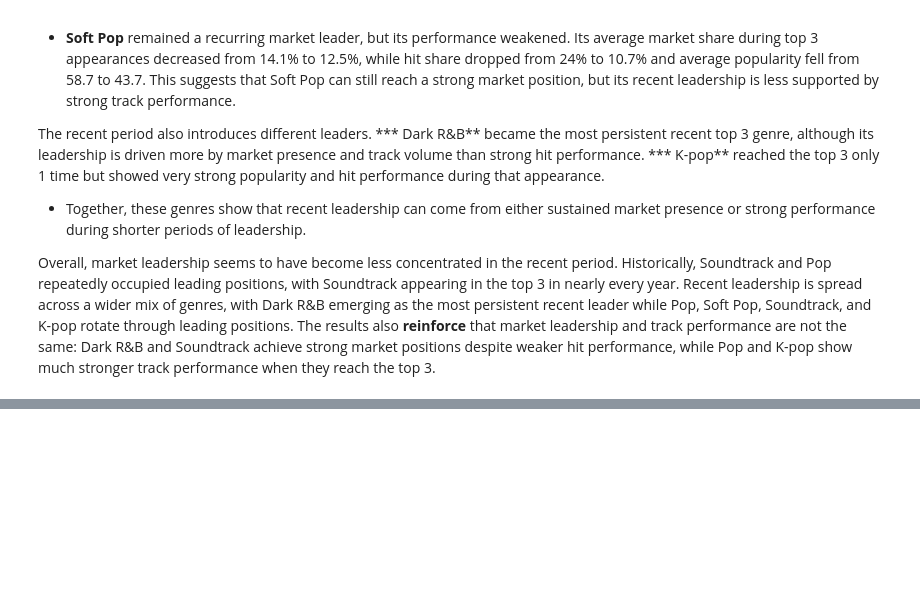
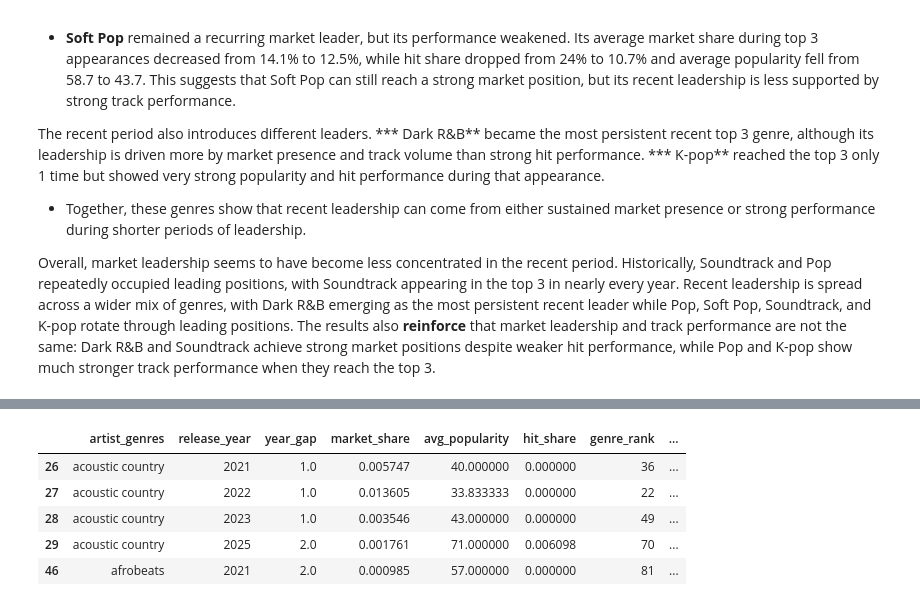
Before and after one commit to jjen1/spotify-music-trends-analysis, a Jupyter notebook: notebooks/02_genre_evolution.ipynb, the cells around one changed output, grey strips where cells are left out. Drawn from its saved outputs; the diff is of its cells as text; code cells hidden in the pictures; blank space fills up the shorter version.

```diff
--- a/notebooks/02_genre_evolution.ipynb
+++ b/notebooks/02_genre_evolution.ipynb
@@ -583,0 +687,9 @@ This section compares historical and recent genre performance to see how the mar
+# %%
+# a genre should appear in at least 3/5 of the years from 2021-2025 to be eligible
+genre_coverage_filtered = genre_coverage[genre_coverage['observed_years'] >= 3].copy()
+# %%
+# applies coverage filtering for eligible artist_genres across recent records, then summing their weighted tracks
+genre_volume = (genre_recent[genre_recent['artist_genres']
+                             .isin(genre_coverage_filtered['artist_genres'])]
+                             .groupby('artist_genres')['weighted_tracks'].sum().reset_index(name = 'total_weighted_tracks')
+                             )
@@ -583,0 +709,15 @@ This section compares historical and recent genre performance to see how the mar
+# %%
+# a genre should have at least 4 total weighted tracks across the entire 2021-2025 to be an eligible record
+genre_volume_filtered = genre_volume[genre_volume['total_weighted_tracks'] >= 4].copy()
+# %%
+# further applies volume criterias across all recent records
+genre_eligible = genre_recent[genre_recent['artist_genres'].isin(genre_volume_filtered['artist_genres'])].copy()
+# %%
+genre_eligible.head()
+# %% [output]
+|  | artist_genres | release_year | year_gap | market_share | avg_popularity | hit_share | genre_rank | ... |
+| 26 | acoustic country | 2021 | 1.0 | 0.005747 | 40.000000 | 0.000000 | 36 | ... |
+| 27 | acoustic country | 2022 | 1.0 | 0.013605 | 33.833333 | 0.000000 | 22 | ... |
+| 28 | acoustic country | 2023 | 1.0 | 0.003546 | 43.000000 | 0.000000 | 49 | ... |
+| 29 | acoustic country | 2025 | 2.0 | 0.001761 | 71.000000 | 0.006098 | 70 | ... |
+| 46 | afrobeats | 2021 | 2.0 | 0.000985 | 57.000000 | 0.000000 | 81 | ... |
```
Also changed, not shown: parts of 32 cells of this notebook, 2 other files.
